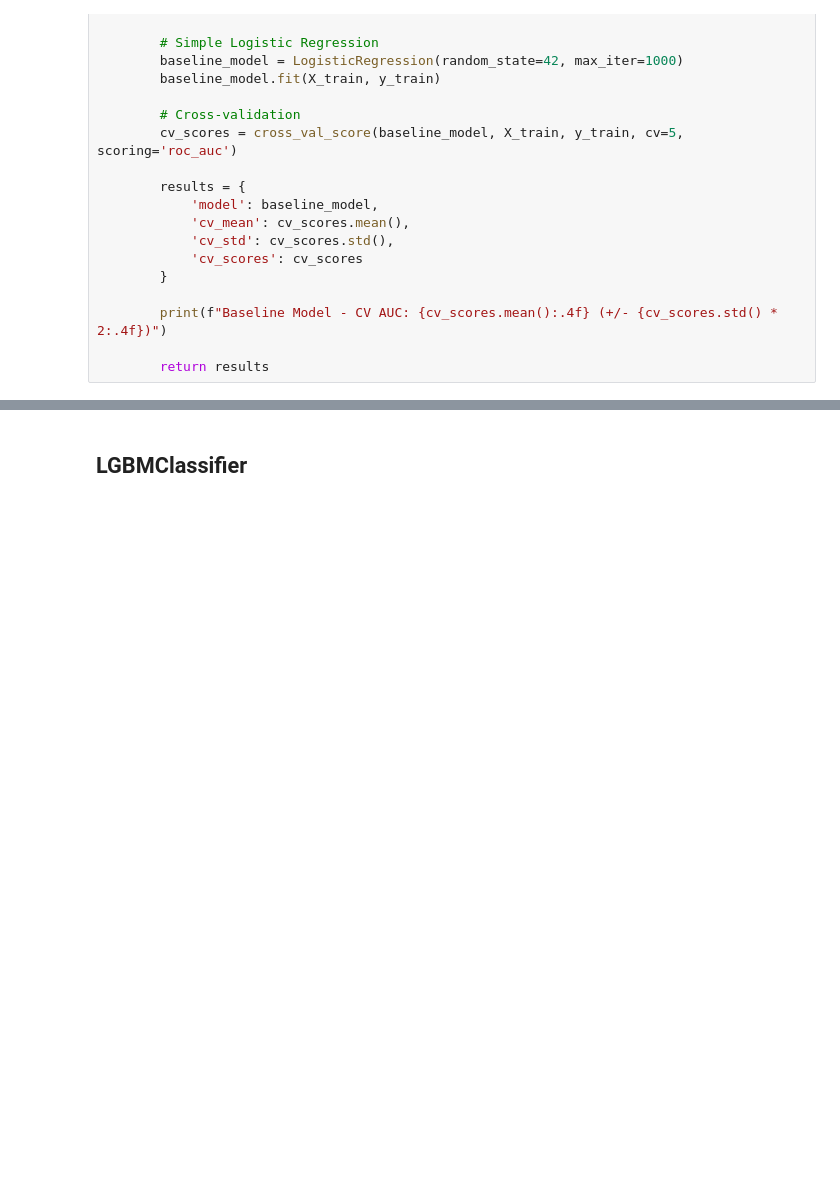
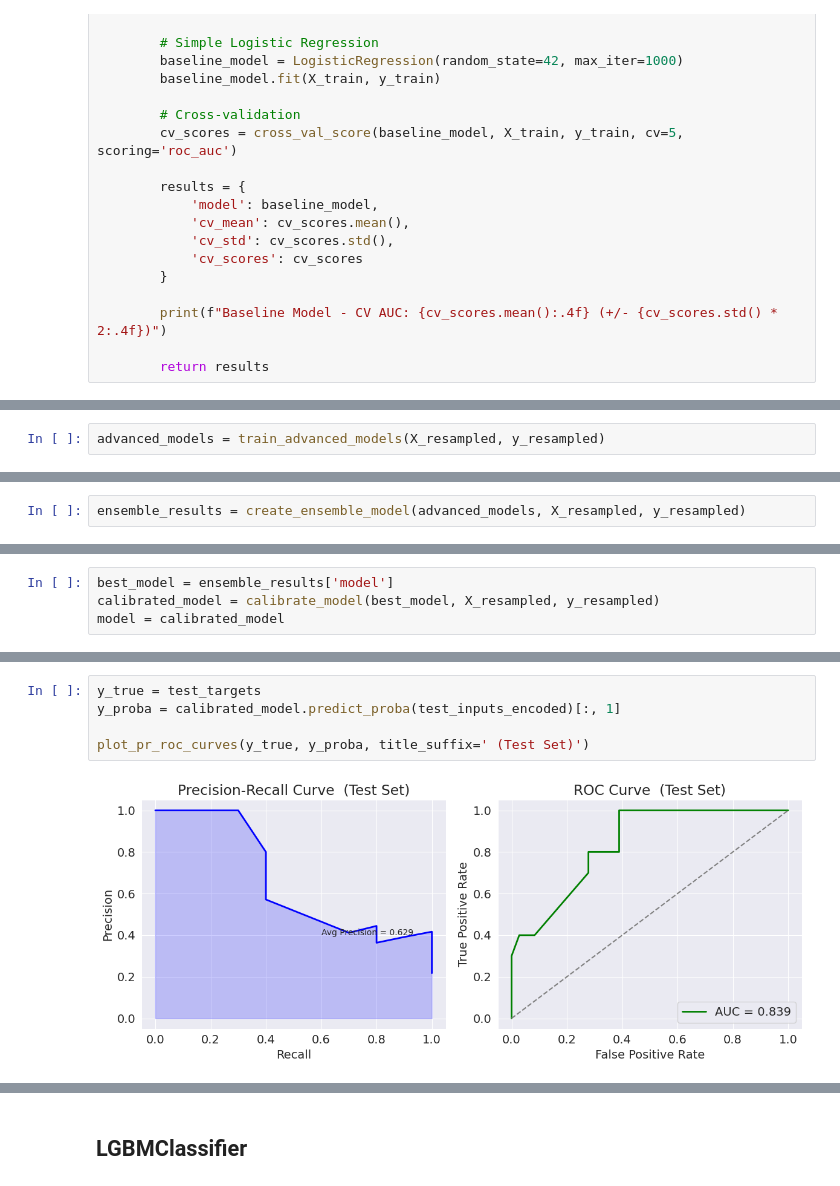
Before and after one commit to SudhanshuTomar/clinical-trials-predictor, a Jupyter notebook: notebooks/Clinical_trial_predictor_final.ipynb, the cells around one changed output, grey strips where cells are left out. Cells and saved outputs as stored; diff of their text form; blank space fills up the shorter version.

```diff
--- a/notebooks/Clinical_trial_predictor_final.ipynb
+++ b/notebooks/Clinical_trial_predictor_final.ipynb
@@ -2419,0 +2651,2 @@ Baseline Model - CV AUC: 0.8344 (+/- 0.0595)
+# %%
+advanced_models = train_advanced_models(X_resampled, y_resampled)
@@ -2419,0 +2747,2 @@ Baseline Model - CV AUC: 0.8344 (+/- 0.0595)
+# %%
+ensemble_results = create_ensemble_model(advanced_models, X_resampled, y_resampled)
@@ -2419,0 +2769,4 @@ Baseline Model - CV AUC: 0.8344 (+/- 0.0595)
+# %%
+best_model = ensemble_results['model']
+calibrated_model = calibrate_model(best_model, X_resampled, y_resampled)
+model = calibrated_model
@@ -2419,0 +2880,7 @@ Baseline Model - CV AUC: 0.8344 (+/- 0.0595)
+# %%
+y_true = test_targets
+y_proba = calibrated_model.predict_proba(test_inputs_encoded)[:, 1]
+
+plot_pr_roc_curves(y_true, y_proba, title_suffix=' (Test Set)')
+# %% [output]
+[figure, added]
```
Also changed, not shown: parts of 79 cells of this notebook.
